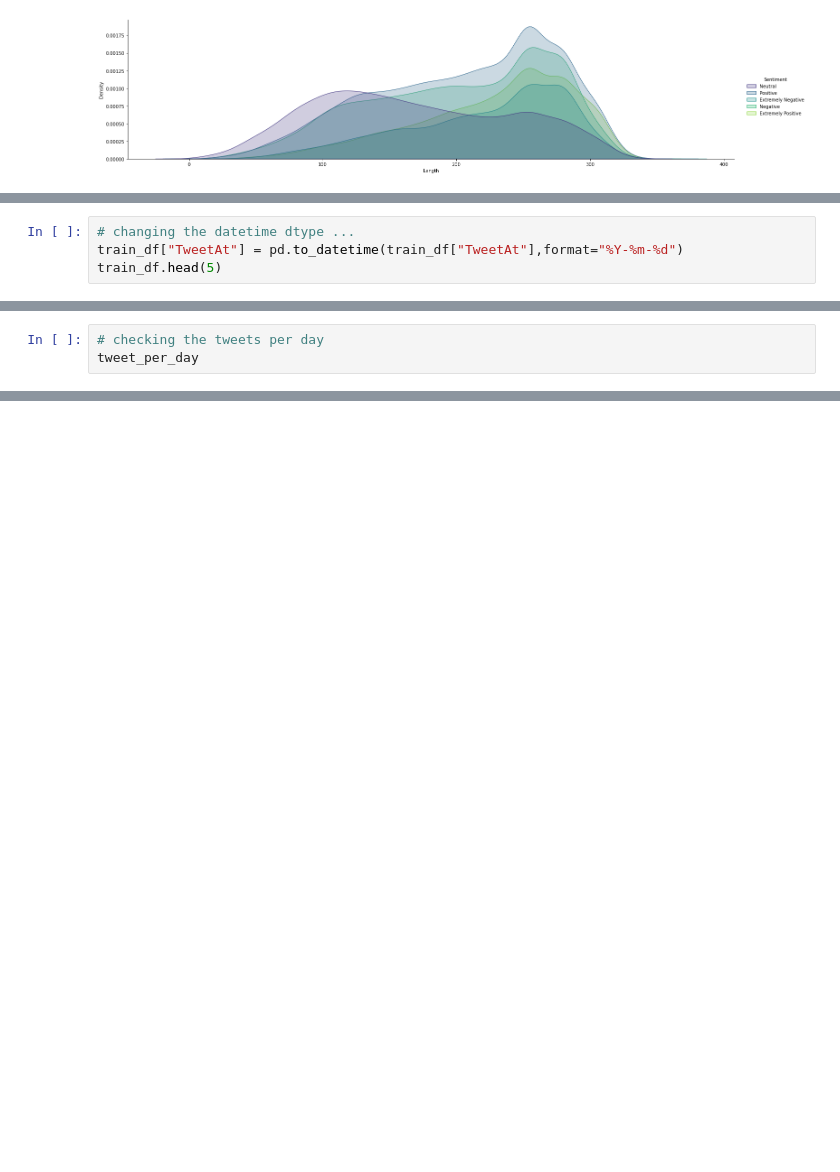
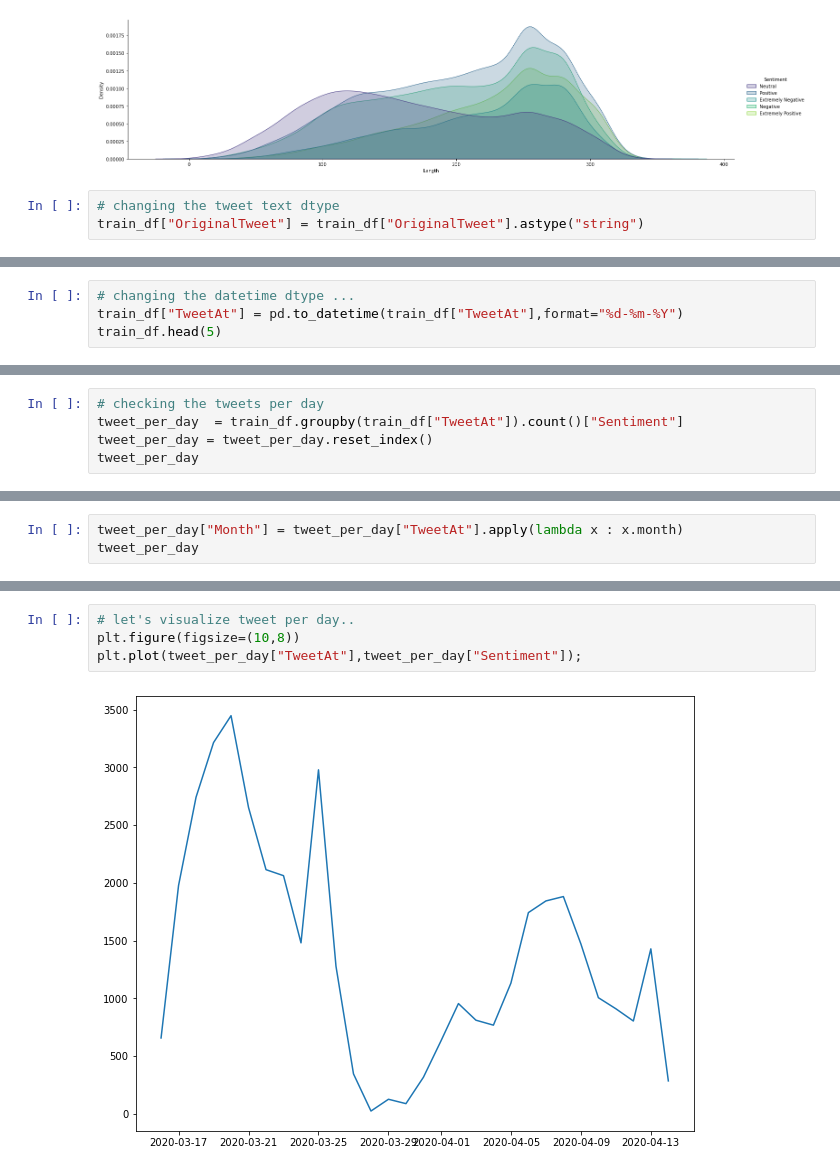
Before and after one commit to ahmad1jalal/Covid-Tweets-Classification, a Jupyter notebook: Covid-Tweets.ipynb, the cells around one changed output, grey strips where cells are left out. Saved outputs shown, nothing was run; the diff lists cells and outputs as text; blank space fills up the shorter version.

```diff
--- a/Covid-Tweets.ipynb
+++ b/Covid-Tweets.ipynb
@@ -135,3 +149,6 @@ sns.displot(data=train_df,x="Length",hue="Sentiment",
 # %% [output]
 <Figure size 720x720 with 0 Axes>
 [figure]
+# %%
+# changing the tweet text dtype
+train_df["OriginalTweet"] = train_df["OriginalTweet"].astype("string")
@@ -138,6 +166,6 @@ sns.displot(data=train_df,x="Length",hue="Sentiment",
 # %%
 # changing the datetime dtype ...
-train_df["TweetAt"] = pd.to_datetime(train_df["TweetAt"],format="%Y-%m-%d")
+train_df["TweetAt"] = pd.to_datetime(train_df["TweetAt"],format="%d-%m-%Y")
 train_df.head(5)
 # %% [output]
 |  | UserName | ScreenName | Location | TweetAt | OriginalTweet | Sentiment | Length |
@@ -157,3 +185,5 @@ datetime.date(2020, 12, 4)
 # %%
 # checking the tweets per day
+tweet_per_day  = train_df.groupby(train_df["TweetAt"]).count()["Sentiment"]
+tweet_per_day = tweet_per_day.reset_index()
 tweet_per_day
@@ -159,0 +208,3 @@ tweet_per_day
+# %%
+tweet_per_day["Month"] = tweet_per_day["TweetAt"].apply(lambda x : x.month)
+tweet_per_day
@@ -159,0 +229,6 @@ tweet_per_day
+# %%
+# let's visualize tweet per day..
+plt.figure(figsize=(10,8))
+plt.plot(tweet_per_day["TweetAt"],tweet_per_day["Sentiment"]);
+# %% [output]
+[figure, added]
```
Also changed, not shown: parts of 15 cells of this notebook.
